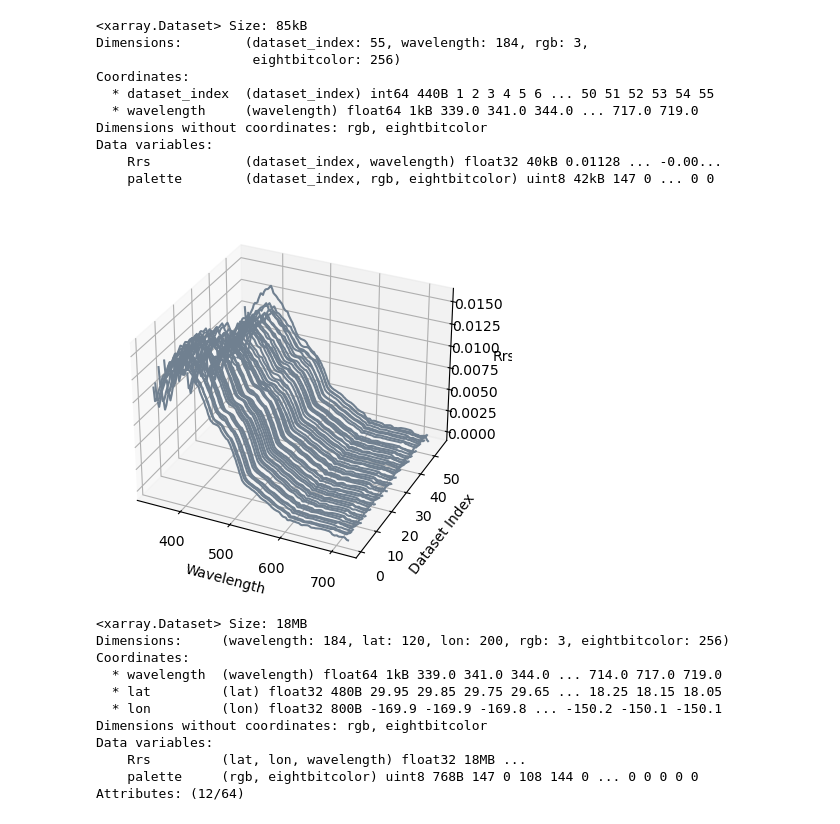
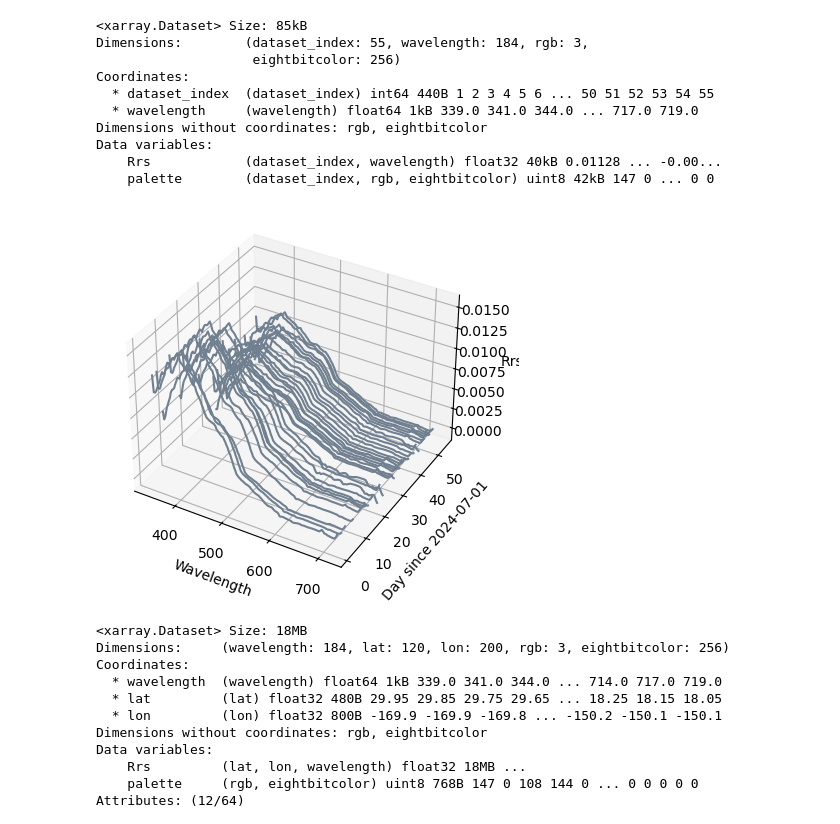
Before and after one commit to oceanhackweek/ohw24_proj_pace, a Jupyter notebook: contributor_folders/Phil/bloom_viz_pk.ipynb, the cells around one changed output. Drawn from its saved outputs; the diff is of its cells as text; code cells hidden in the pictures.

```diff
--- a/contributor_folders/Phil/bloom_viz_pk.ipynb
+++ b/contributor_folders/Phil/bloom_viz_pk.ipynb
@@ -97,12 +97,12 @@ paths
 # Initialize an empty list to store the average subsets
 average_subsets = []
 
-for i in range(1, 56):
+for i in range(1, 55):
     # Open dataset
     dataset = xr.open_dataset(paths[i])
 
     # Subset the dataset within the specified region
-    subset = dataset.sel(lon=slice(-165, -156), lat=slice(30, 20))
+    subset = dataset.sel(lon=slice(-159.5, -157.5), lat=slice(27.5, 26))
 
     # Drop NaN values along the 'lon' dimension (and optionally 'lat' if needed)
     # subset = subset.dropna(dim="lon", how='all')
@@ -141,36 +139,36 @@ import numpy as np
 from mpl_toolkits.mplot3d import Axes3D
 
 # Assuming combined_subset is already created
 fig = plt.figure()
 ax = fig.add_subplot(111, projection='3d')
 
 # Loop over the dataset_index dimension to extract the data for plotting
 for i in combined_subset.dataset_index:
     # Get the dataset_index as an integer value
     dataset_index = i.item()
 
     # Extract the wavelength and Rrs values for this dataset
     wavelengths = combined_subset['wavelength'].values
     rrs_values = combined_subset.sel(dataset_index=dataset_index)['Rrs'].values
 
     # Use the dataset_index as the y-coordinate
     y = np.full_like(wavelengths, dataset_index)
 
     # Plot in 3D space using a single color (e.g., blue)
     ax.plot(wavelengths, y, rrs_values, color='slategray')
 
 # Set axis labels
 ax.set_xlabel('Wavelength')
-ax.set_ylabel('Dataset Index')
+ax.set_ylabel('Day since 2024-07-01')
 ax.set_zlabel('Rrs')
 
 # Rotate the plot 45 degrees along the Y-axis
-ax.view_init(elev=30, azim = -65)
+ax.view_init(elev=35, azim = -60)
 
 # Show the plot
 plt.show()
 # %% [output]
-[figure, old version]
+[figure, new version]
 # %%
 subset = dataset.sel(lon=slice(-170, -150), lat=slice(30, 18))
 # %%
```
Also changed, not shown: parts of 1 cell of this notebook.
